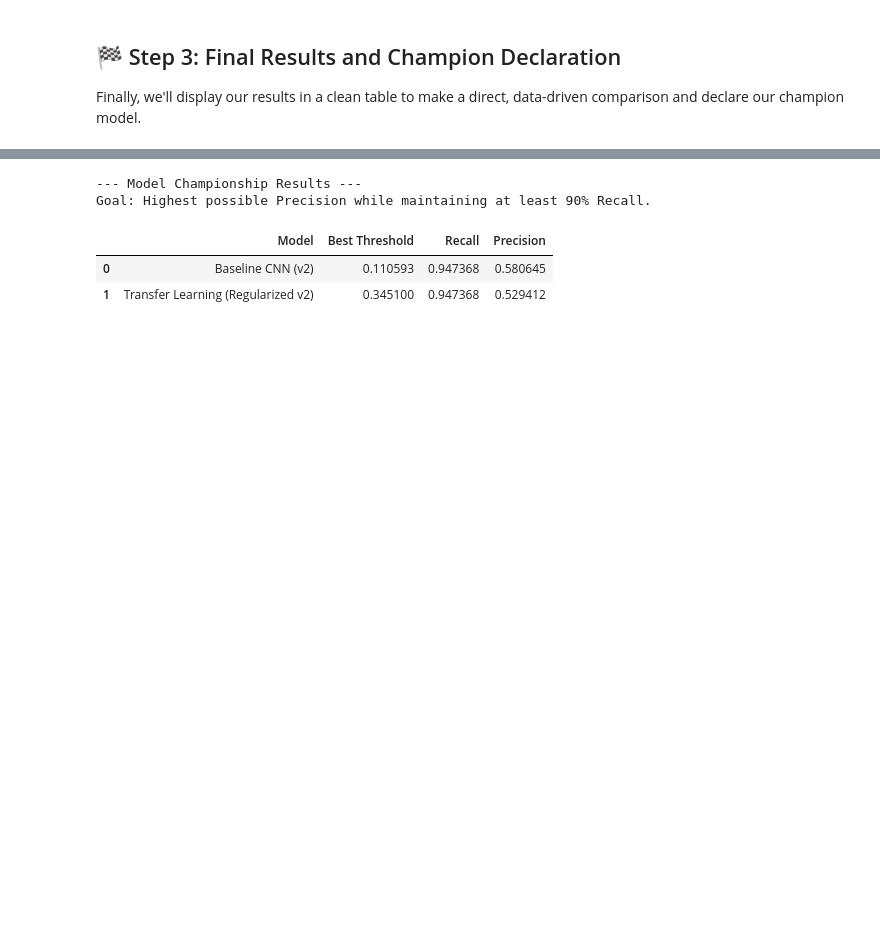
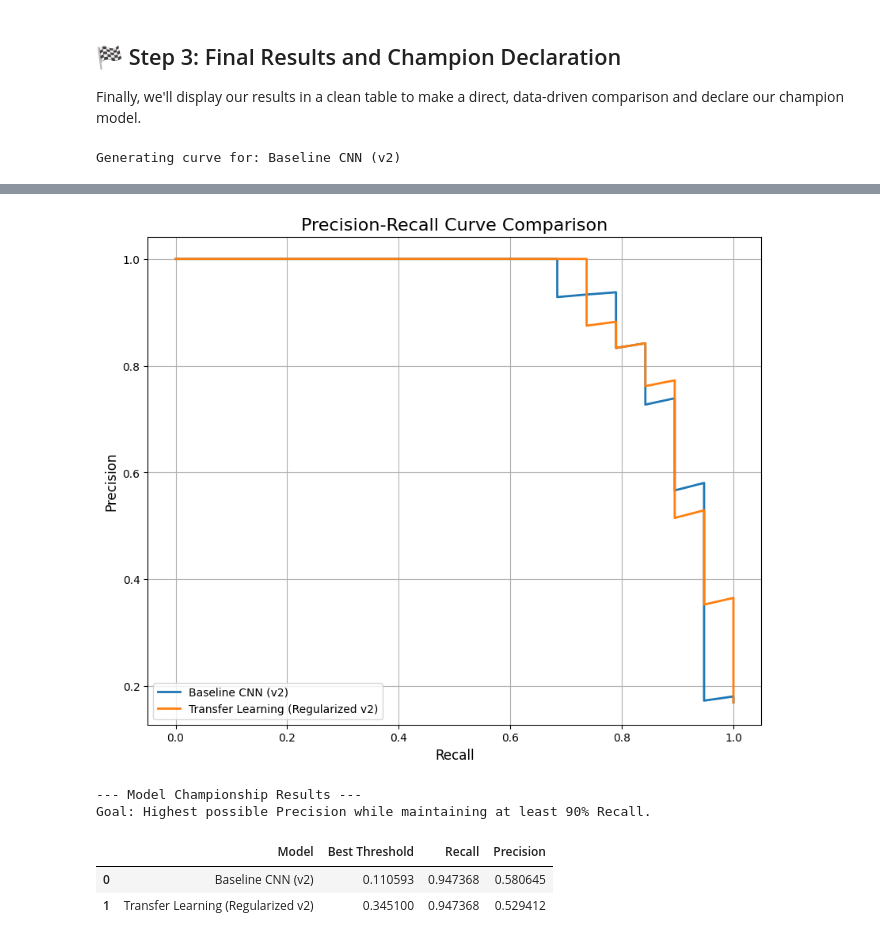
Before and after one commit to josephed37/mammoscan-AI, a Jupyter notebook: ml/notebooks/08-precision-recall-analysis.ipynb, the cells around one changed output, grey strips where cells are left out. Cells and saved outputs as stored; diff of their text form; code cells hidden in the pictures; blank space fills up the shorter version.

Commit message:
added new visualization

```diff
--- a/ml/notebooks/08-precision-recall-analysis.ipynb
+++ b/ml/notebooks/08-precision-recall-analysis.ipynb
@@ -150,3 +166,47 @@ Loading weights from /home/mr-rey/Joseph/Projects/Python/mammoscan-AI/models/che
 ## 🏁 Step 3: Final Results and Champion Declaration
 
 Finally, we'll display our results in a clean table to make a direct, data-driven comparison and declare our champion model.
+# %%
+
+import matplotlib.pyplot as plt
+from sklearn.metrics import precision_recall_curve, auc
+
+plt.figure(figsize=(10, 8))
+
+# Loop through each model to generate its P-R curve data
+for model_name, model_path in MODEL_PATHS.items():
+    print(f"Generating curve for: {model_name}")
+
+    # --- Select the correct dataset ---
+    if "Baseline" in model_name:
+        eval_dataset = test_dataset
+    else:
+        eval_dataset = test_dataset_preprocessed
+
+    # --- THE FIX: Use the robust loading pattern for the baseline model ---
+    if "Baseline" in model_name:
+        # 1. Re-create the full architecture from our source code.
+        model = build_full_model(input_shape=(IMG_HEIGHT, IMG_WIDTH, 3))
+        # 2. Compile it so it's ready.
+        model.compile()
+        # 3. Load only the learned weights, bypassing the config issue.
+        model.load_weights(model_path)
+    else: # For the transfer learning model, a direct load is fine.
+        model = tf.keras.models.load_model(model_path, compile=False)
+
+    # --- Get predictions and calculate the curve ---
+    raw_predictions = model.predict(eval_dataset)
+    precision, recall, _ = precision_recall_curve(true_labels, raw_predictions)
+
+    # Plot the curve for this specific model
+    plt.plot(recall, precision, lw=2, label=f'{model_name}')
+
+# --- Final plot formatting ---
+plt.xlabel('Recall', fontsize=12)
+plt.ylabel('Precision', fontsize=12)
+plt.title('Precision-Recall Curve Comparison', fontsize=16)
+plt.legend(loc="lower left")
+plt.grid(True)
+plt.show()
+# %% [output]
+Generating curve for: Baseline CNN (v2)
@@ -153,3 +218,4 @@ Finally, we'll display our results in a clean table to make a direct, data-drive
+[figure, added]
 # %%
 # Convert the results list into a pandas DataFrame for a clean summary table.
 results_df = pd.DataFrame(all_results)
```
Also changed, not shown: parts of 4 cells of this notebook.
